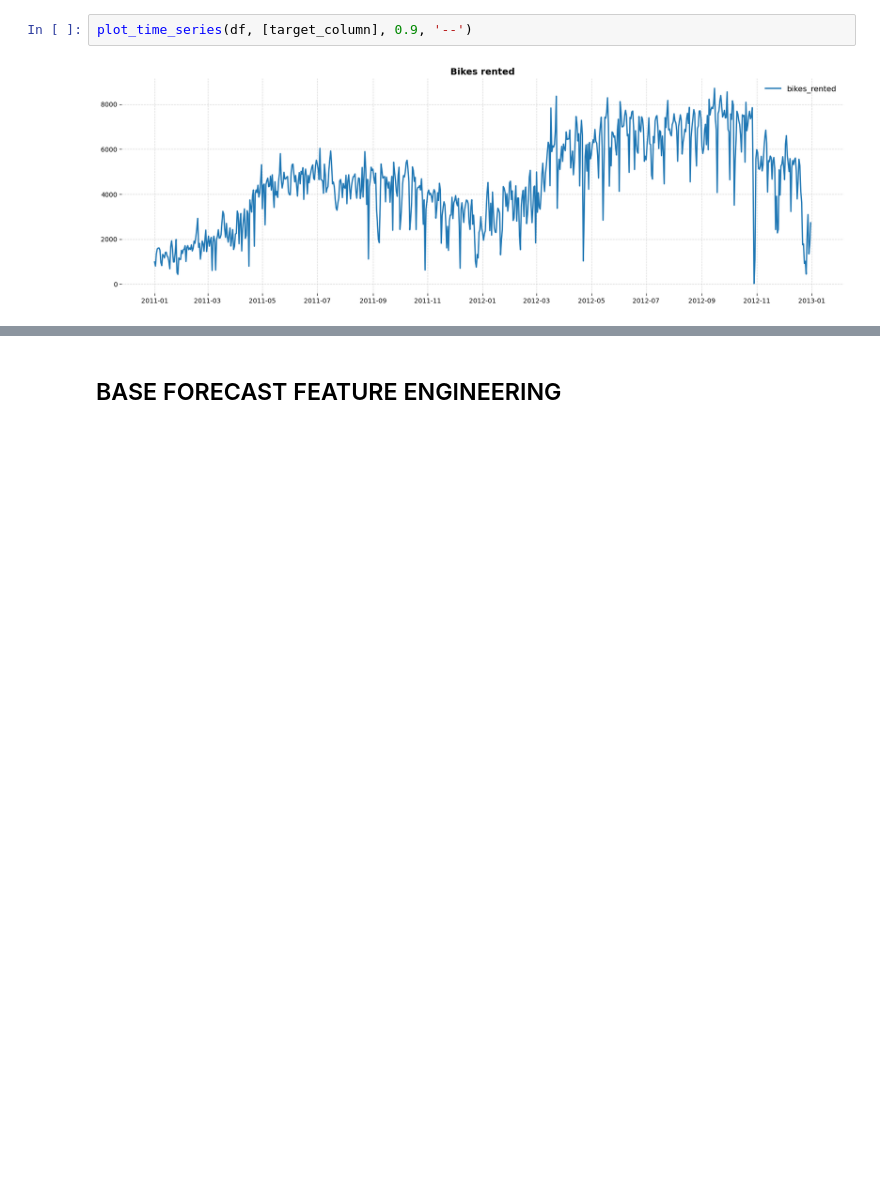
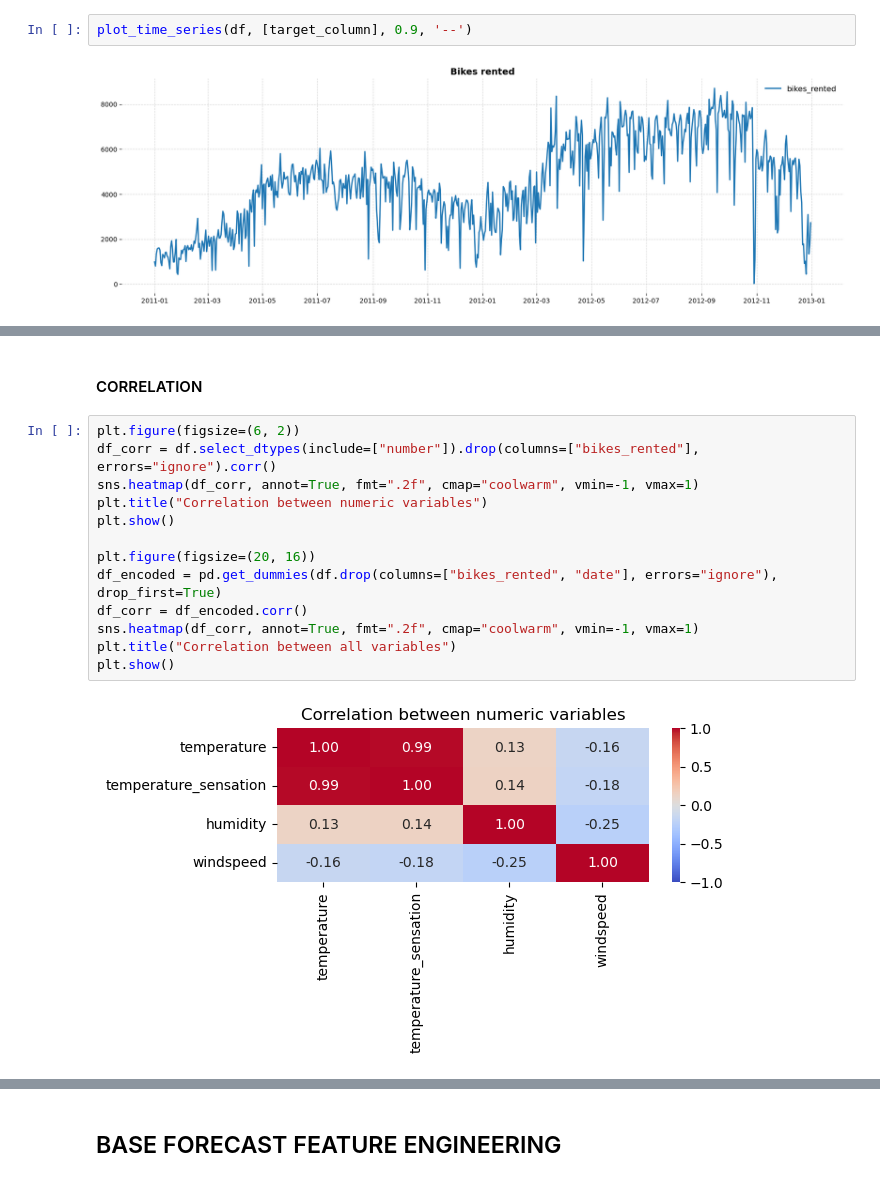
Before and after one commit to EAlmazanG/forecast-incremental-workflow, a Jupyter notebook: notebooks/forecast_day.ipynb, the cells around one changed output, grey strips where cells are left out. Cells and saved outputs as stored; diff of their text form; blank space fills up the shorter version.

```diff
--- a/notebooks/forecast_day.ipynb
+++ b/notebooks/forecast_day.ipynb
@@ -346,0 +423,17 @@ plot_time_series(df, [target_column], 0.9, '--')
+# %% [markdown]
+#### CORRELATION
+# %%
+plt.figure(figsize=(6, 2))
+df_corr = df.select_dtypes(include=["number"]).drop(columns=["bikes_rented"], errors="ignore").corr()
+sns.heatmap(df_corr, annot=True, fmt=".2f", cmap="coolwarm", vmin=-1, vmax=1)
+plt.title("Correlation between numeric variables")
+plt.show()
+
+plt.figure(figsize=(20, 16))
+df_encoded = pd.get_dummies(df.drop(columns=["bikes_rented", "date"], errors="ignore"), drop_first=True)
+df_corr = df_encoded.corr()
+sns.heatmap(df_corr, annot=True, fmt=".2f", cmap="coolwarm", vmin=-1, vmax=1)
+plt.title("Correlation between all variables")
+plt.show()
+# %% [output]
+[figure, added]
```
Also changed, not shown: parts of 10 cells of this notebook.
